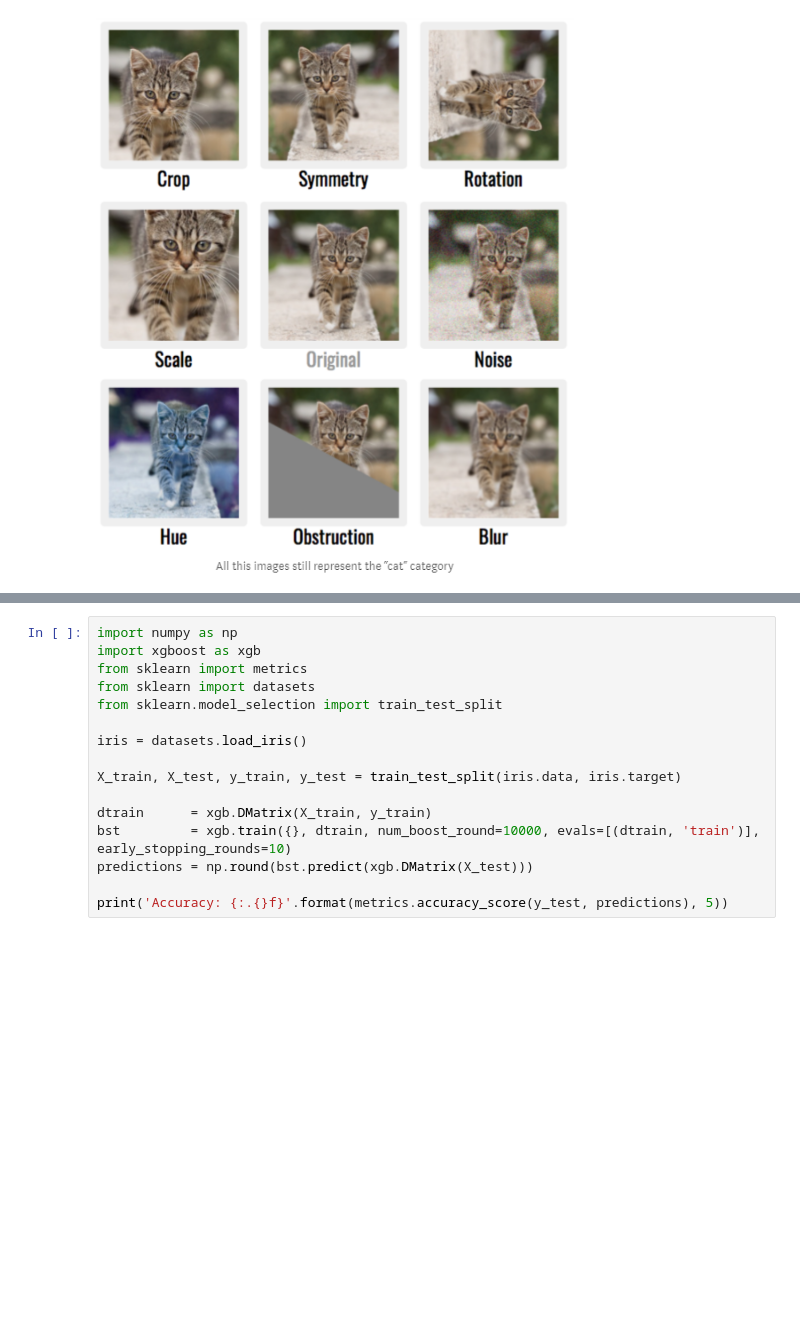
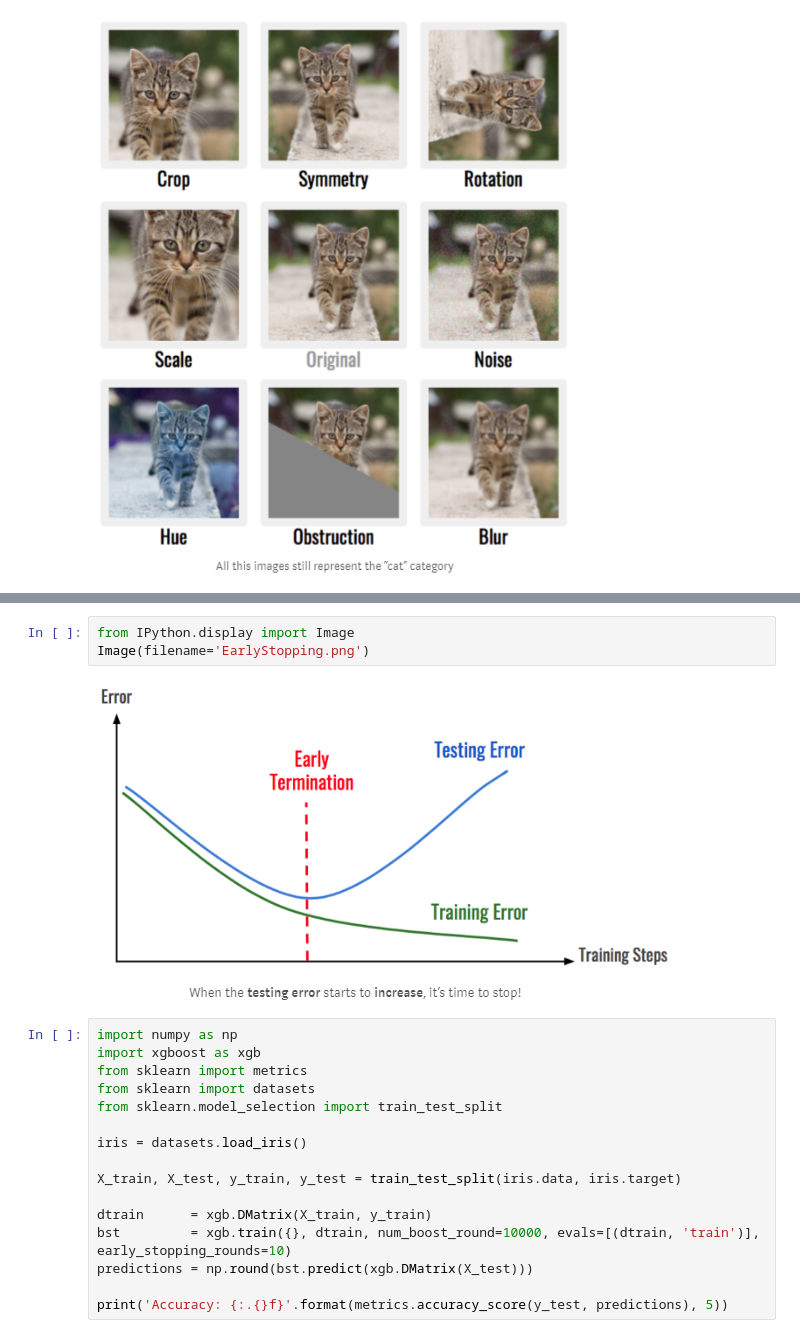
Before and after one commit to geoffreylink/Projects, a Jupyter notebook: 06 Machine Learning/10 Common Ways To Prevent Overfitting in 10 lines.ipynb, the cells around one changed output, grey strips where cells are left out. Cells and saved outputs as stored; diff of their text form; blank space fills up the shorter version.

```diff
--- a/06 Machine Learning/10 Common Ways To Prevent Overfitting in 10 lines.ipynb
+++ b/06 Machine Learning/10 Common Ways To Prevent Overfitting in 10 lines.ipynb
@@ -210,3 +227,8 @@ Image(filename='AugmentedCat.png')
+# %%
+from IPython.display import Image
+Image(filename='EarlyStopping.png')
+# %% [output]
+[figure, added]
 # %%
 import numpy as np
 import xgboost as xgb
```
Also changed, not shown: parts of 5 cells of this notebook, 4 other files.
